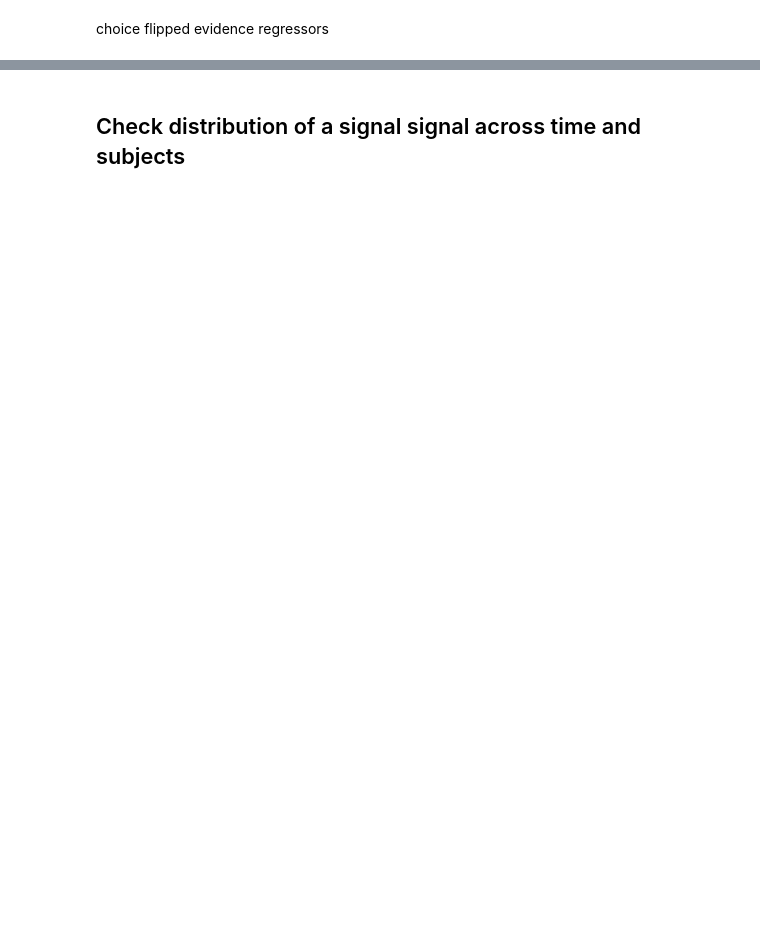
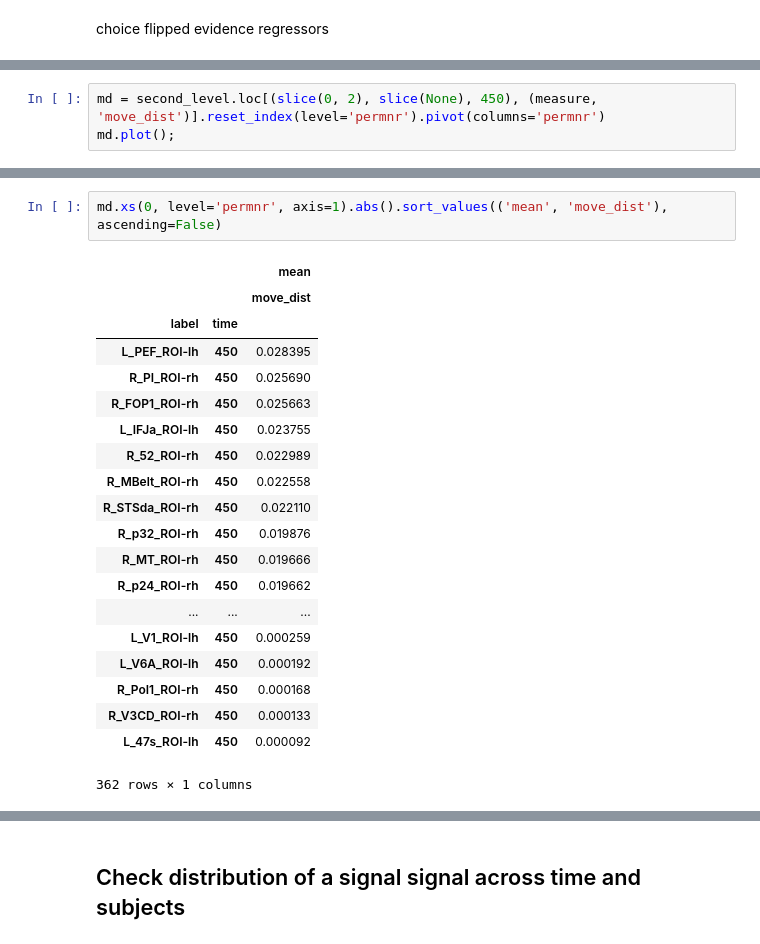
Before and after one commit to sbitzer/BeeMEG, a Jupyter notebook: MEG_sequential.ipynb, the cells around one changed output, grey strips where cells are left out. Saved outputs shown, nothing was run; the diff lists cells and outputs as text; blank space fills up the shorter version.

```diff
--- a/MEG_sequential.ipynb
+++ b/MEG_sequential.ipynb
@@ -228,0 +270,3 @@ plot_minmax_regressors(second_level, ['dot_x', 'dot_x_cflip', 'accev_cflip'],
+# %%
+md = second_level.loc[(slice(0, 2), slice(None), 450), (measure, 'move_dist')].reset_index(level='permnr').pivot(columns='permnr')
+md.plot();
@@ -228,0 +276,23 @@ plot_minmax_regressors(second_level, ['dot_x', 'dot_x_cflip', 'accev_cflip'],
+# %%
+md.xs(0, level='permnr', axis=1).abs().sort_values(('mean', 'move_dist'), ascending=False)
+# %% [output]
+|  |  | mean |
+|  |  | move_dist |
+| label | time |  |
+| L_PEF_ROI-lh | 450 | 0.028395 |
+| R_PI_ROI-rh | 450 | 0.025690 |
+| R_FOP1_ROI-rh | 450 | 0.025663 |
+| L_IFJa_ROI-lh | 450 | 0.023755 |
+| R_52_ROI-rh | 450 | 0.022989 |
+| R_MBelt_ROI-rh | 450 | 0.022558 |
+| R_STSda_ROI-rh | 450 | 0.022110 |
+| R_p32_ROI-rh | 450 | 0.019876 |
+| R_MT_ROI-rh | 450 | 0.019666 |
+| R_p24_ROI-rh | 450 | 0.019662 |
+| ... | ... | ... |
+| L_V1_ROI-lh | 450 | 0.000259 |
+| L_V6A_ROI-lh | 450 | 0.000192 |
+| R_PoI1_ROI-rh | 450 | 0.000168 |
+| R_V3CD_ROI-rh | 450 | 0.000133 |
+| L_47s_ROI-lh | 450 | 0.000092 |
+362 rows × 1 columns
```
Also changed, not shown: parts of 34 cells of this notebook, 1 other file.
